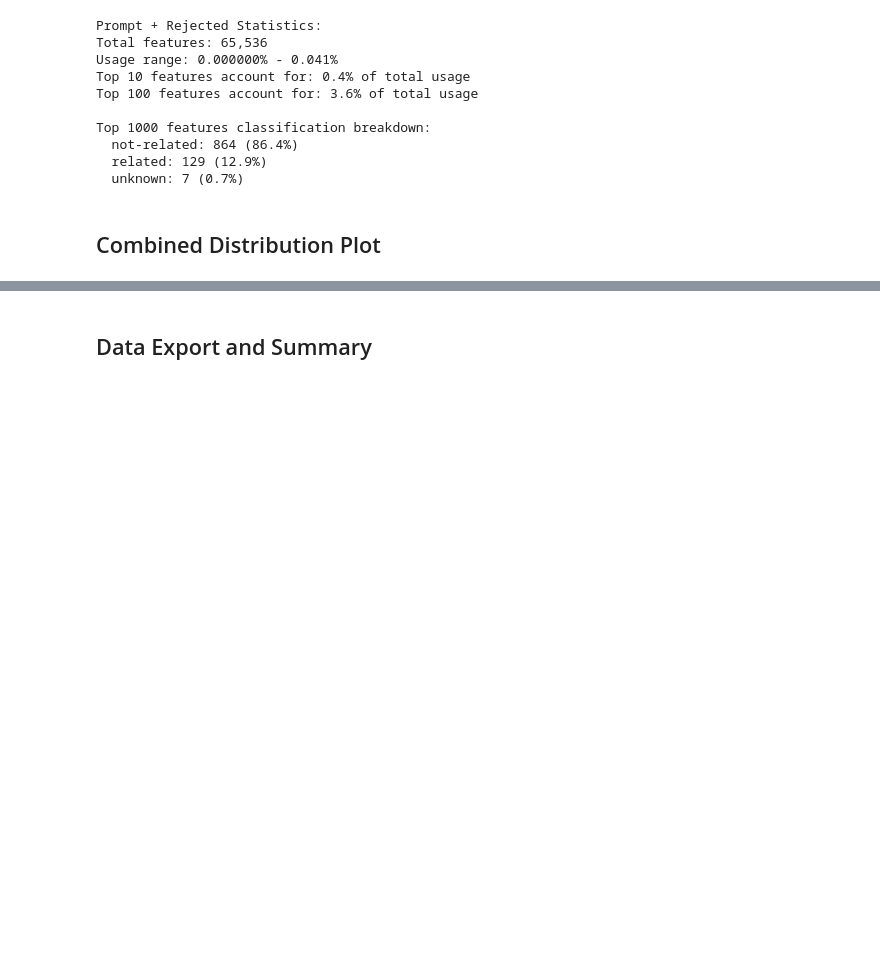
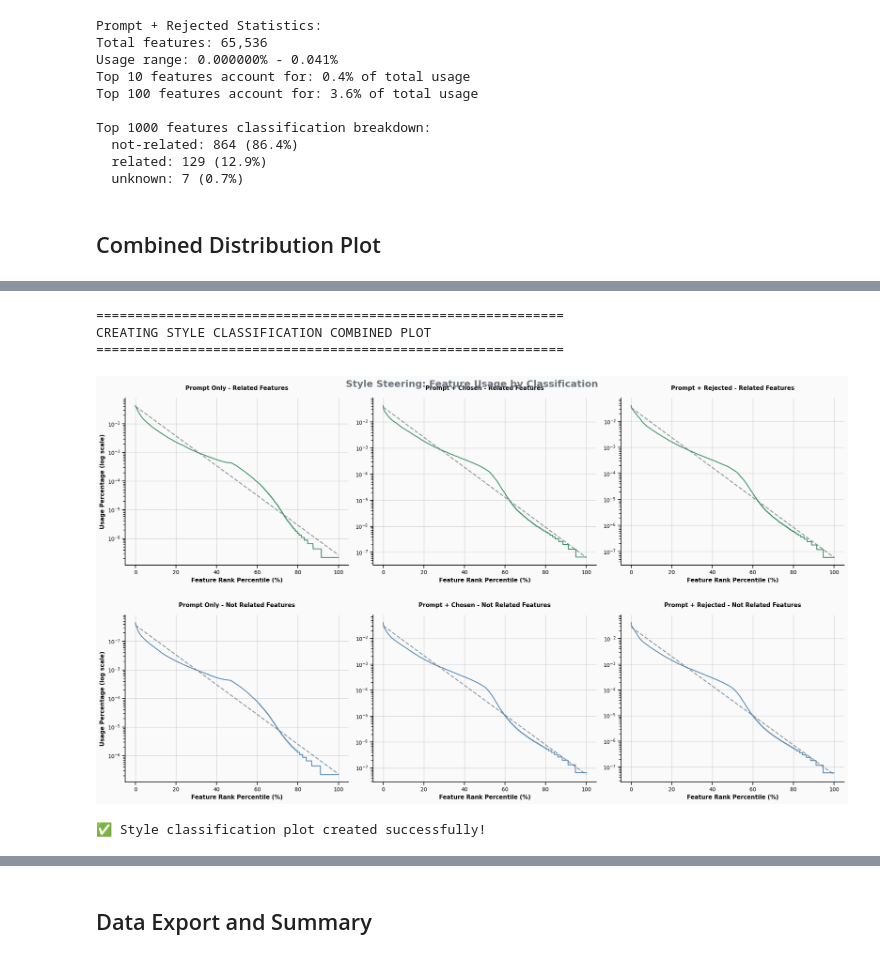
Before and after one commit to Jazhyc/feature-steering-RL, a Jupyter notebook: notebooks/feature_usage_distribution.ipynb, the cells around one changed output, grey strips where cells are left out. Cells and saved outputs as stored; diff of their text form; code cells hidden in the pictures; blank space fills up the shorter version.

```diff
--- a/notebooks/feature_usage_distribution.ipynb
+++ b/notebooks/feature_usage_distribution.ipynb
@@ -570,0 +828,23 @@ Top 1000 features classification breakdown:
+# %%
+# Load style/formatting data for classification analysis
+print("\n" + "="*80)
+print("LOADING STYLE (FORMATTING) STEERING DATA FOR CLASSIFICATION ANALYSIS")
+print("="*80)
+
+style_usage_data = load_classification_data_for_task('formatting')
+
+if style_usage_data:
+    print(f"✅ Successfully loaded style data for {len(style_usage_data)} response types!")
+
+    # Show classification breakdown for style
+    for response_type, data in style_usage_data.items():
+        usage_df = data['usage_df']
+        if 'classification' in usage_df.columns:
+            print(f"\n{format_response_label(response_type)} - Classification breakdown:")
+            classification_counts = usage_df['classification'].value_counts()
+            for classification, count in classification_counts.items():
+                percentage = (count / len(usage_df)) * 100
+                usage_sum = usage_df[usage_df['classification'] == classification]['usage_percentage'].sum()
+                print(f"  {classification}: {count:,} features ({percentage:.1f}%) - {usage_sum:.1f}% total usage")
+else:
+    print("⚠️  No style data available for classification analysis")
@@ -570,0 +869,26 @@ Top 1000 features classification breakdown:
+# %%
+# Create Style Classification Combined Plot
+if style_usage_data and len(style_usage_data) >= 2:
+    print("\n" + "="*60)
+    print("CREATING STYLE CLASSIFICATION COMBINED PLOT")
+    print("="*60)
+
+    fig_style_combined = create_classification_combined_plot(
+        style_usage_data,
+        task_name='Style',
+        classification_filter='both'
+    )
+
+    plt.suptitle('Style Steering: Feature Usage by Classification',
+                fontsize=18, fontweight='bold', y=0.94, color=colors['neutral'])
+    plt.show()
+
+    print("✅ Style classification plot created successfully!")
+else:
+    print("⚠️  Need at least 2 response types for style classification analysis")
+# %% [output]
+============================================================
+CREATING STYLE CLASSIFICATION COMBINED PLOT
+============================================================
+[figure, added]
+✅ Style classification plot created successfully!
```
Also changed, not shown: parts of 14 cells of this notebook, 1 other file.
